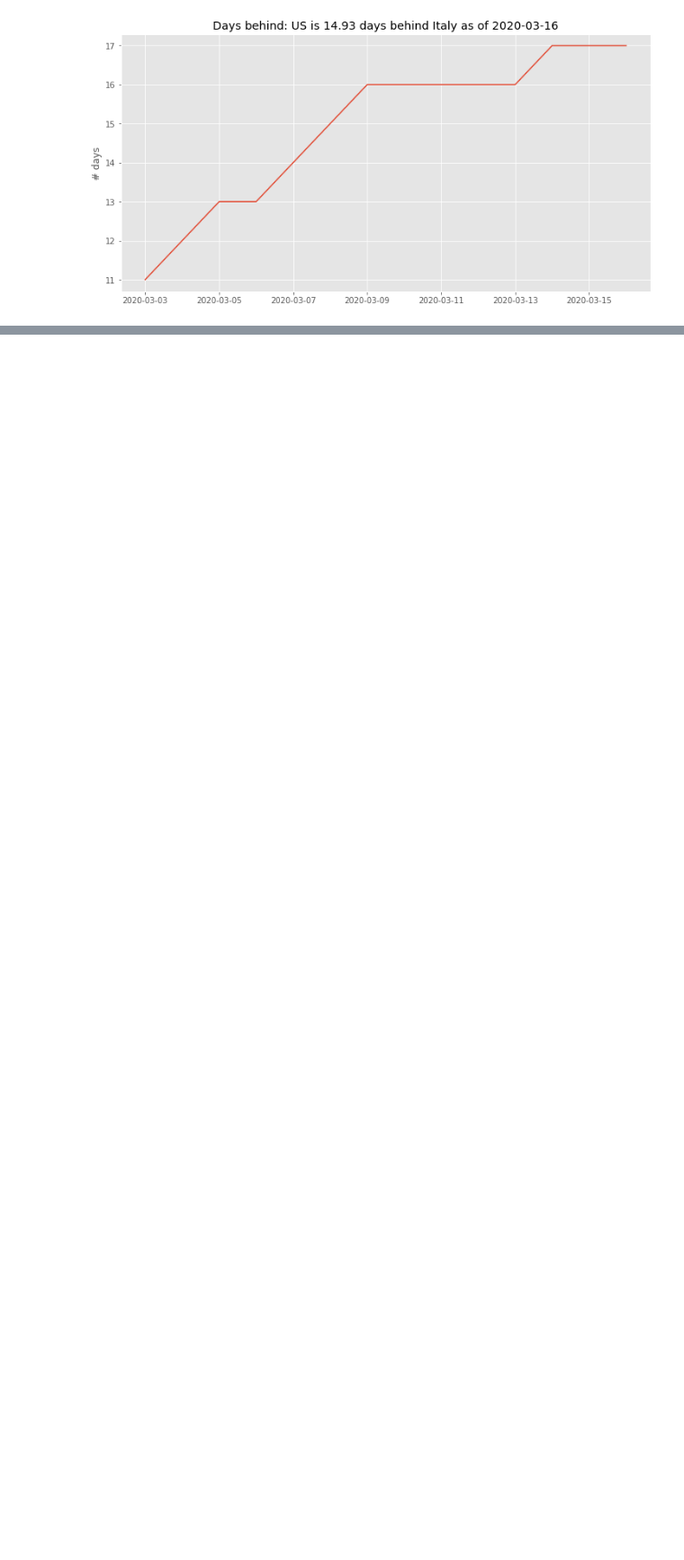
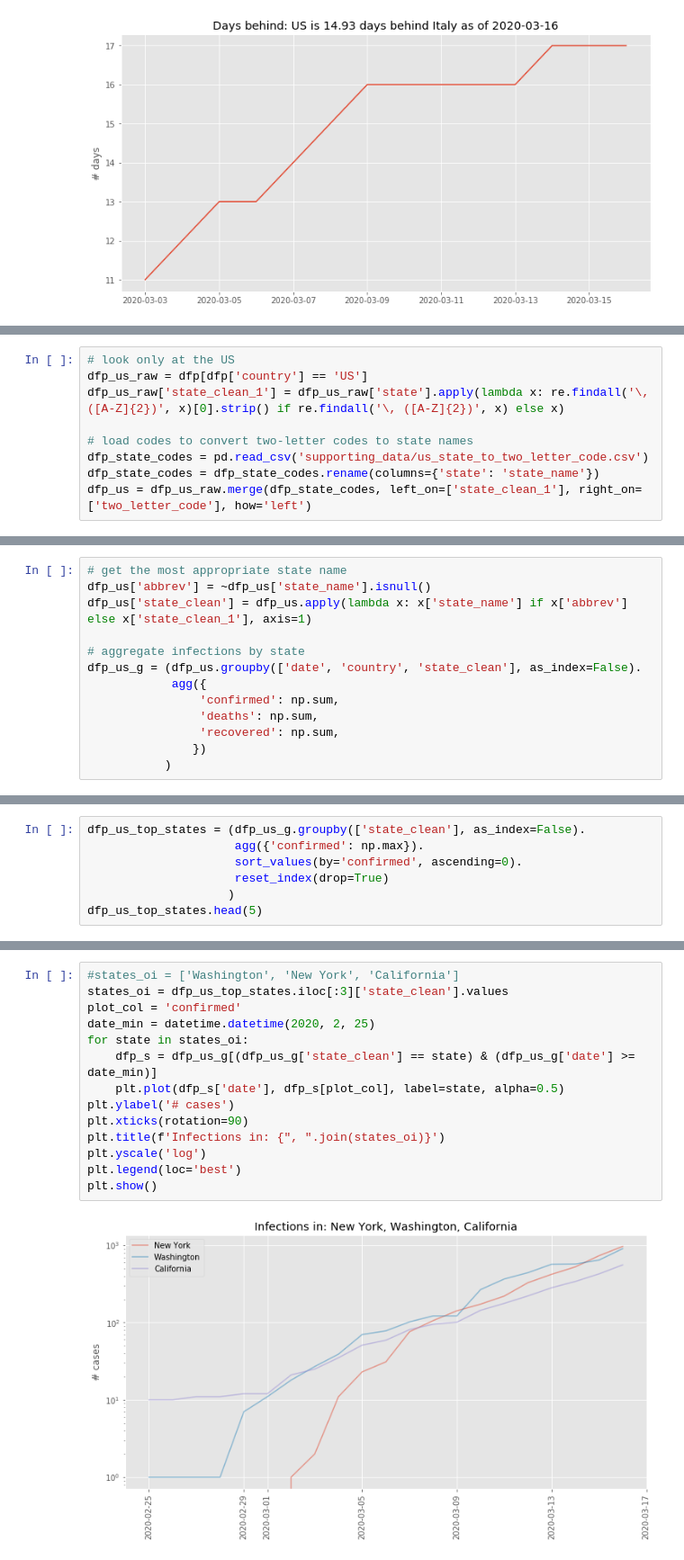
Before and after one commit to tboats/covid-19_analysis, a Jupyter notebook: analysis_covid-19.ipynb, the cells around one changed output, grey strips where cells are left out. Shown at 90% size. Drawn from its saved outputs; the diff is of its cells as text; blank space fills up the shorter version.

Commit message:
Added state-wise analysis and other data sources for decorations

```diff
--- a/analysis_covid-19.ipynb
+++ b/analysis_covid-19.ipynb
@@ -229,0 +232,9 @@ _ = days_behind('US', 'Italy')
+# %%
+# look only at the US
+dfp_us_raw = dfp[dfp['country'] == 'US']
+dfp_us_raw['state_clean_1'] = dfp_us_raw['state'].apply(lambda x: re.findall('\, ([A-Z]{2})', x)[0].strip() if re.findall('\, ([A-Z]{2})', x) else x)
+
+# load codes to convert two-letter codes to state names
+dfp_state_codes = pd.read_csv('supporting_data/us_state_to_two_letter_code.csv')
+dfp_state_codes = dfp_state_codes.rename(columns={'state': 'state_name'})
+dfp_us = dfp_us_raw.merge(dfp_state_codes, left_on=['state_clean_1'], right_on=['two_letter_code'], how='left')
@@ -229,0 +247,13 @@ _ = days_behind('US', 'Italy')
+# %%
+# get the most appropriate state name
+dfp_us['abbrev'] = ~dfp_us['state_name'].isnull()
+dfp_us['state_clean'] = dfp_us.apply(lambda x: x['state_name'] if x['abbrev'] else x['state_clean_1'], axis=1)
+
+# aggregate infections by state
+dfp_us_g = (dfp_us.groupby(['date', 'country', 'state_clean'], as_index=False).
+            agg({
+                'confirmed': np.sum,
+                'deaths': np.sum,
+                'recovered': np.sum,
+               })
+           )
@@ -229,0 +280,7 @@ _ = days_behind('US', 'Italy')
+# %%
+dfp_us_top_states = (dfp_us_g.groupby(['state_clean'], as_index=False).
+                     agg({'confirmed': np.max}).
+                     sort_values(by='confirmed', ascending=0).
+                     reset_index(drop=True)
+                    )
+dfp_us_top_states.head(5)
@@ -229,0 +296,16 @@ _ = days_behind('US', 'Italy')
+# %%
+#states_oi = ['Washington', 'New York', 'California']
+states_oi = dfp_us_top_states.iloc[:3]['state_clean'].values
+plot_col = 'confirmed'
+date_min = datetime.datetime(2020, 2, 25)
+for state in states_oi:
+    dfp_s = dfp_us_g[(dfp_us_g['state_clean'] == state) & (dfp_us_g['date'] >= date_min)]
+    plt.plot(dfp_s['date'], dfp_s[plot_col], label=state, alpha=0.5)
+plt.ylabel('# cases')
+plt.xticks(rotation=90)
+plt.title(f'Infections in: {", ".join(states_oi)}')
+plt.yscale('log')
+plt.legend(loc='best')
+plt.show()
+# %% [output]
+[figure, added]
```
Also changed, not shown: parts of 7 cells of this notebook, 2 other files.
